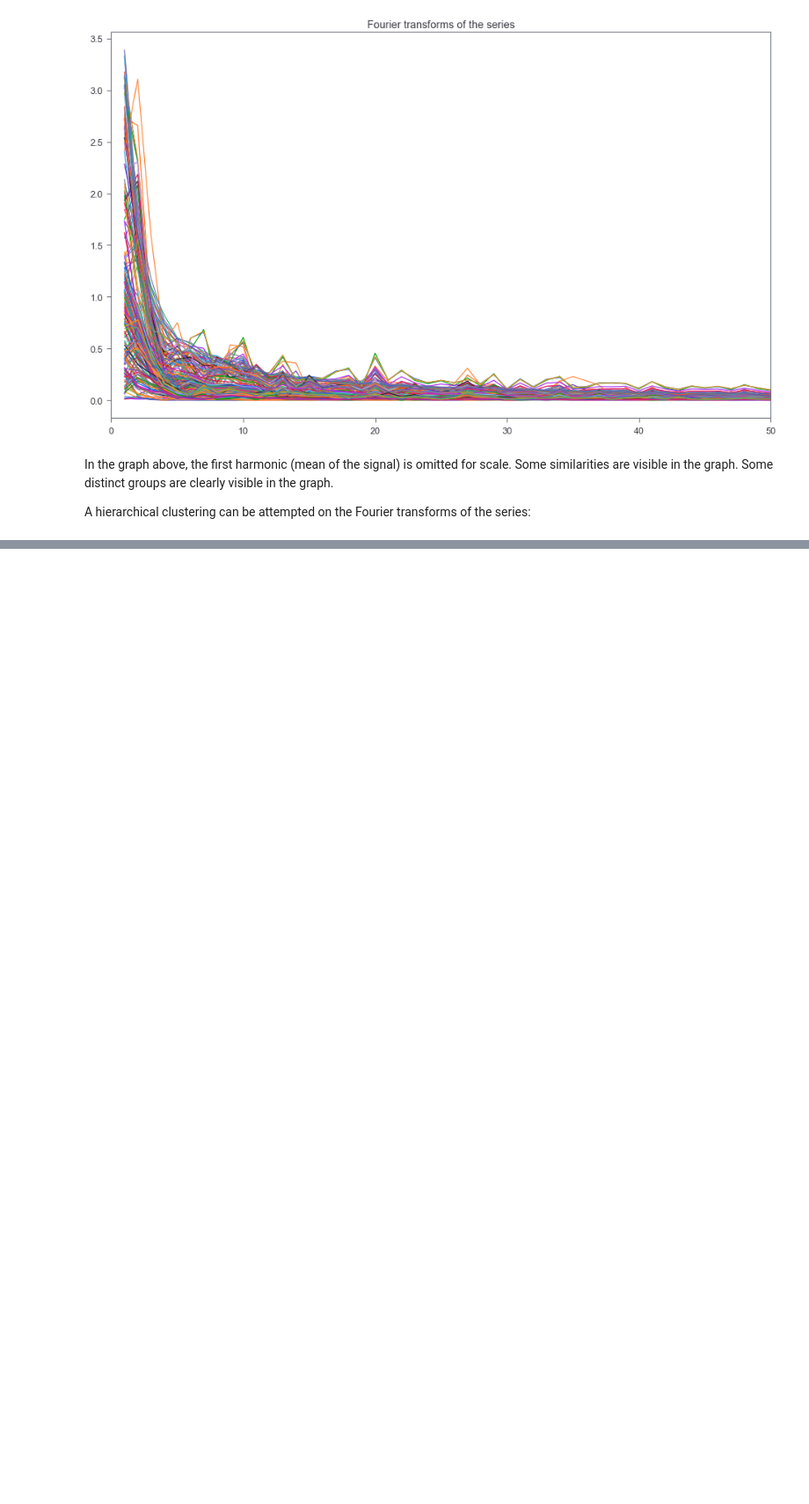
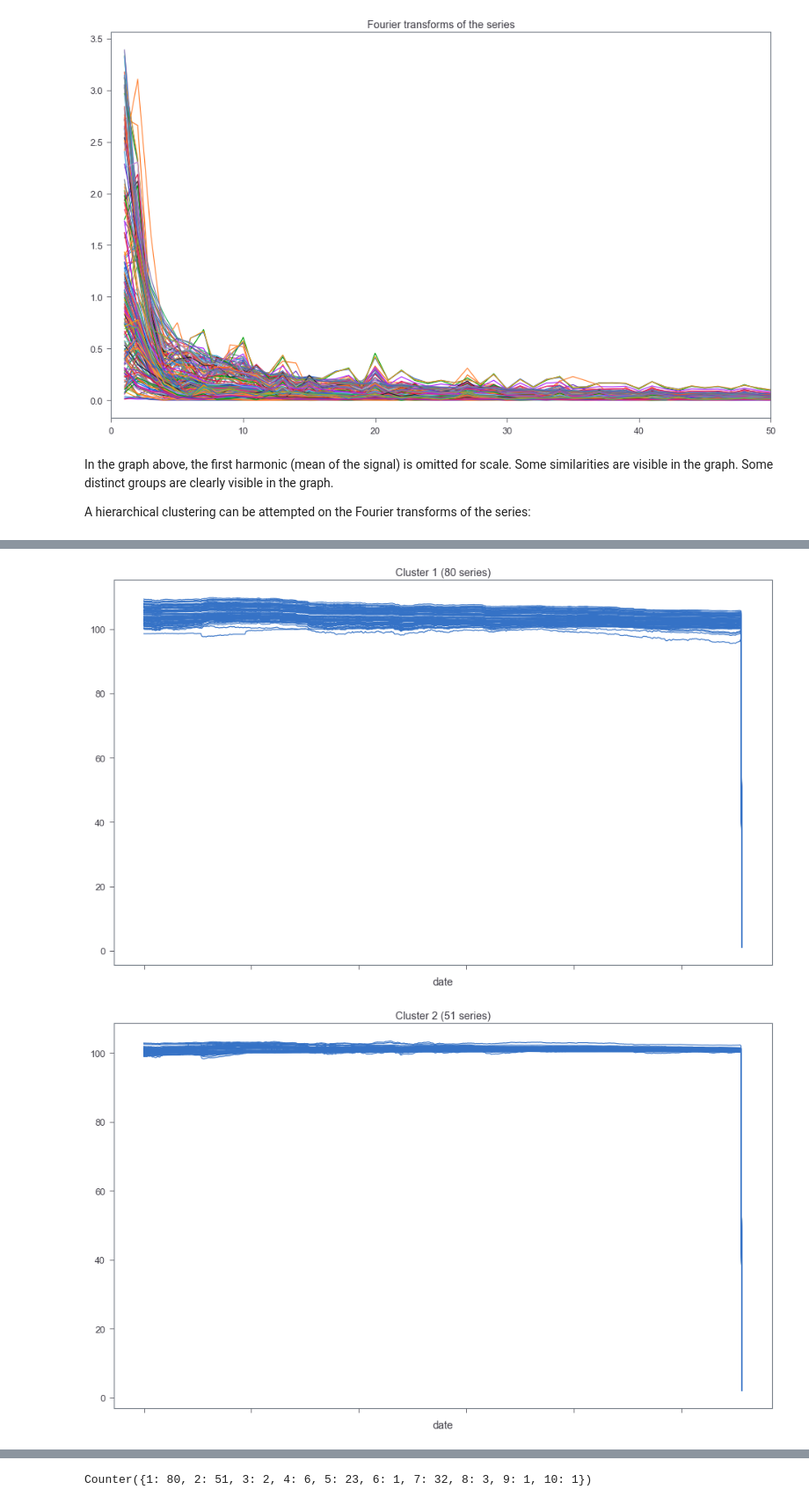
Before and after one commit to iz4vve/dseclub-clustering, a Jupyter notebook: notebooks/5. Frequency domain.ipynb, the cells around one changed output, grey strips where cells are left out. Shown at 88% size. Saved outputs shown, nothing was run; the diff lists cells and outputs as text; code cells hidden in the pictures; blank space fills up the shorter version.

Commit message:
ADDS clustering in frequency domain

```diff
--- a/notebooks/5. Frequency domain.ipynb
+++ b/notebooks/5. Frequency domain.ipynb
@@ -97,0 +98,14 @@ plt.show()
+# %%
+clusters = hierarchy.fcluster(Z, 0.75, criterion='distance')
+# %%
+d = data.T
+d['cluster'] = clusters
+# %%
+for cluster in sorted(d.cluster.unique()):
+    _d = d[d.cluster == cluster]
+    _d.T.plot(legend=False, c="b")
+    plt.title(f"Cluster {cluster} ({_d.shape[0]} series)")
+    plt.show()
+# %% [output]
+[figure, added]
+[figure, added]
@@ -97,0 +120,5 @@ plt.show()
+# %%
+import collections
+collections.Counter(clusters)
+# %% [output]
+Counter({1: 80, 2: 51, 3: 2, 4: 6, 5: 23, 6: 1, 7: 32, 8: 3, 9: 1, 10: 1})
```
Also changed, not shown: parts of 2 cells of this notebook.
